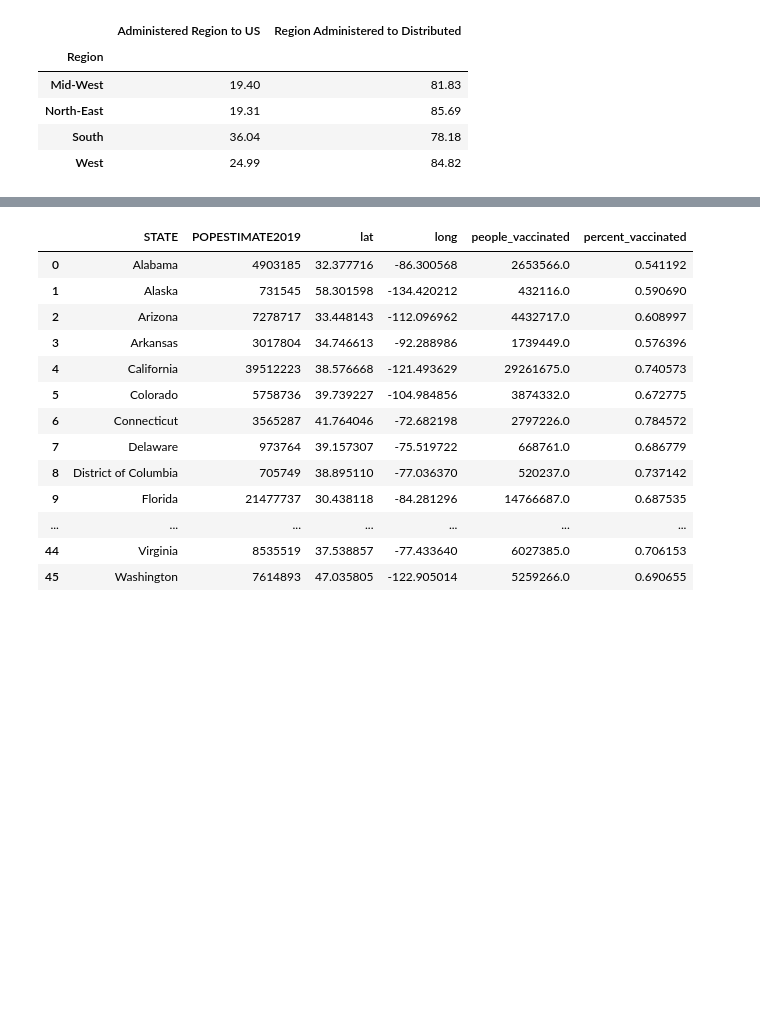
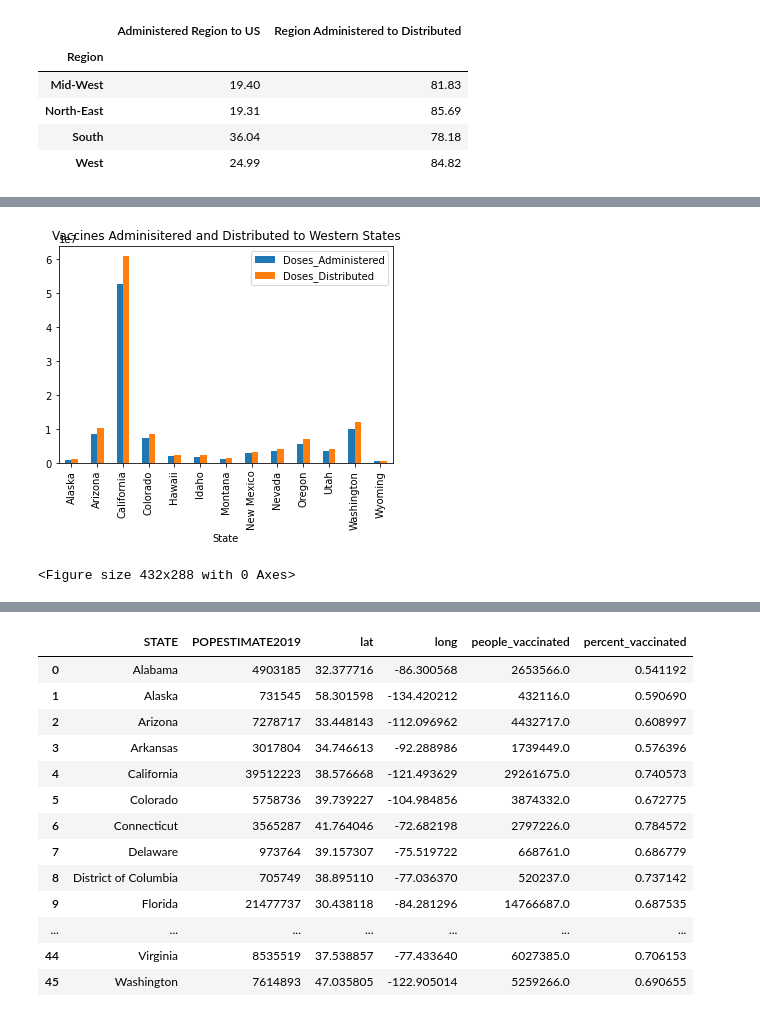
Before and after one commit to Ramsha2025/US-Vaccine-Tracker-Challenge, a Jupyter notebook: US-Vaccine-Tracker.ipynb, the cells around one changed output, grey strips where cells are left out. Drawn from its saved outputs; the diff is of its cells as text; code cells hidden in the pictures; blank space fills up the shorter version.

Commit message:
analyize region data by state, save visualizations

```diff
--- a/US-Vaccine-Tracker.ipynb
+++ b/US-Vaccine-Tracker.ipynb
@@ -209,3 +180,6 @@ display(total_agg1)
 | North-East | 77817989 | 90808125 |
 | South | 145271205 | 185817805 |
 | West | 100744529 | 118776710 |
+# %%
+us_temp = pd.read_csv("us_temp.csv")
+us_temp
@@ -263,0 +261,19 @@ plt.show()
+# %%
+#administration and distribution data by states in regions
+west_df = us_temp.loc[us_temp["Region"] == "West",:]
+south_df = us_temp.loc[us_temp["Region"] == "South", :]
+midwest_df = us_temp.loc[us_temp["Region"] == "Mid-West", :]
+northeast_df = us_temp.loc[us_temp["Region"] == "North-East", :]
+# %%
+west_df
+#new_df=west_df.groupby("State").agg(Total_Administered=("Doses_Administered"))
+west_data= west_df[['State', 'Doses_Administered','Doses_Distributed']]
+west_data =west_data.set_index(['State'])
+west_data.plot.bar()
+plt.title("Vaccines Adminisitered and Distributed to Western States")
+
+plt.show()
+plt.savefig("Vaccines Adminisitered and Distributed to Western States.png")
+# %% [output]
+[figure, added]
+<Figure size 432x288 with 0 Axes>
```
Also changed, not shown: parts of 9 cells of this notebook, 7 other files.
